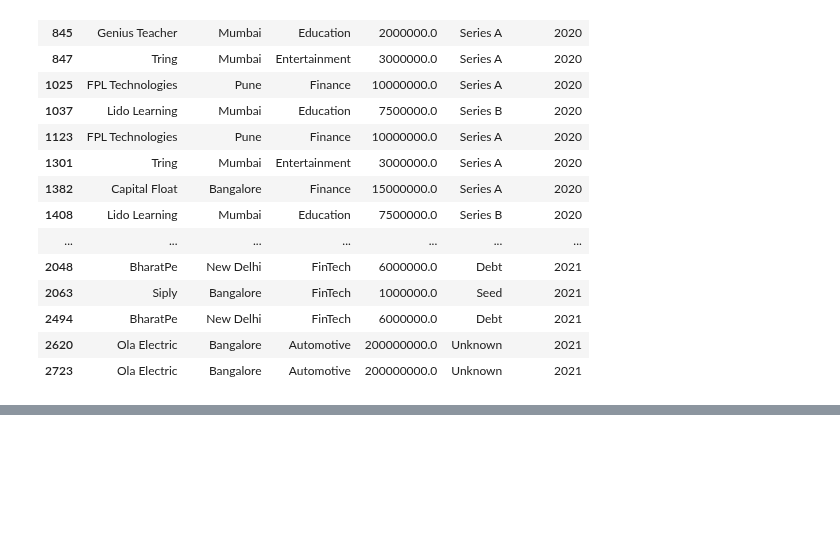
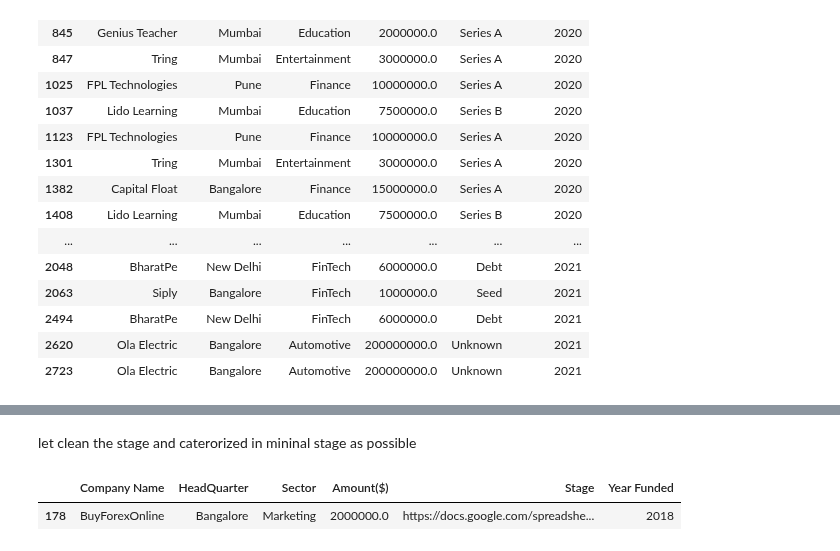
Before and after one commit to DelphinKdl/-Data-analysis-project-Data-Driven-Insights-for-Indian-Startup-Growth, a Jupyter notebook: India StartUp analysis 2018 -2021.ipynb, the cells around one changed output, grey strips where cells are left out. Saved outputs shown, nothing was run; the diff lists cells and outputs as text; code cells hidden in the pictures; blank space fills up the shorter version.

```diff
--- a/India StartUp analysis 2018 -2021.ipynb
+++ b/India StartUp analysis 2018 -2021.ipynb
@@ -2366,0 +2374,7 @@ Name: count, Length: 2214, dtype: int64
+# %% [markdown]
+let clean the stage and caterorized in mininal stage as possible
+# %%
+combinedData[(combinedData['Stage'] == "https://docs.google.com/spreadsheets/d/1x9ziNeaz6auNChIHnMI8U6kS7knTr3byy_YBGfQaoUA/edit#gid=1861303593")]
+# %% [output]
+|  | Company Name | HeadQuarter | Sector | Amount($) | Stage | Year Funded |
+| 178 | BuyForexOnline | Bangalore | Marketing | 2000000.0 | https://docs.google.com/spreadshe... | 2018 |
```
Also changed, not shown: parts of 29 cells of this notebook.
